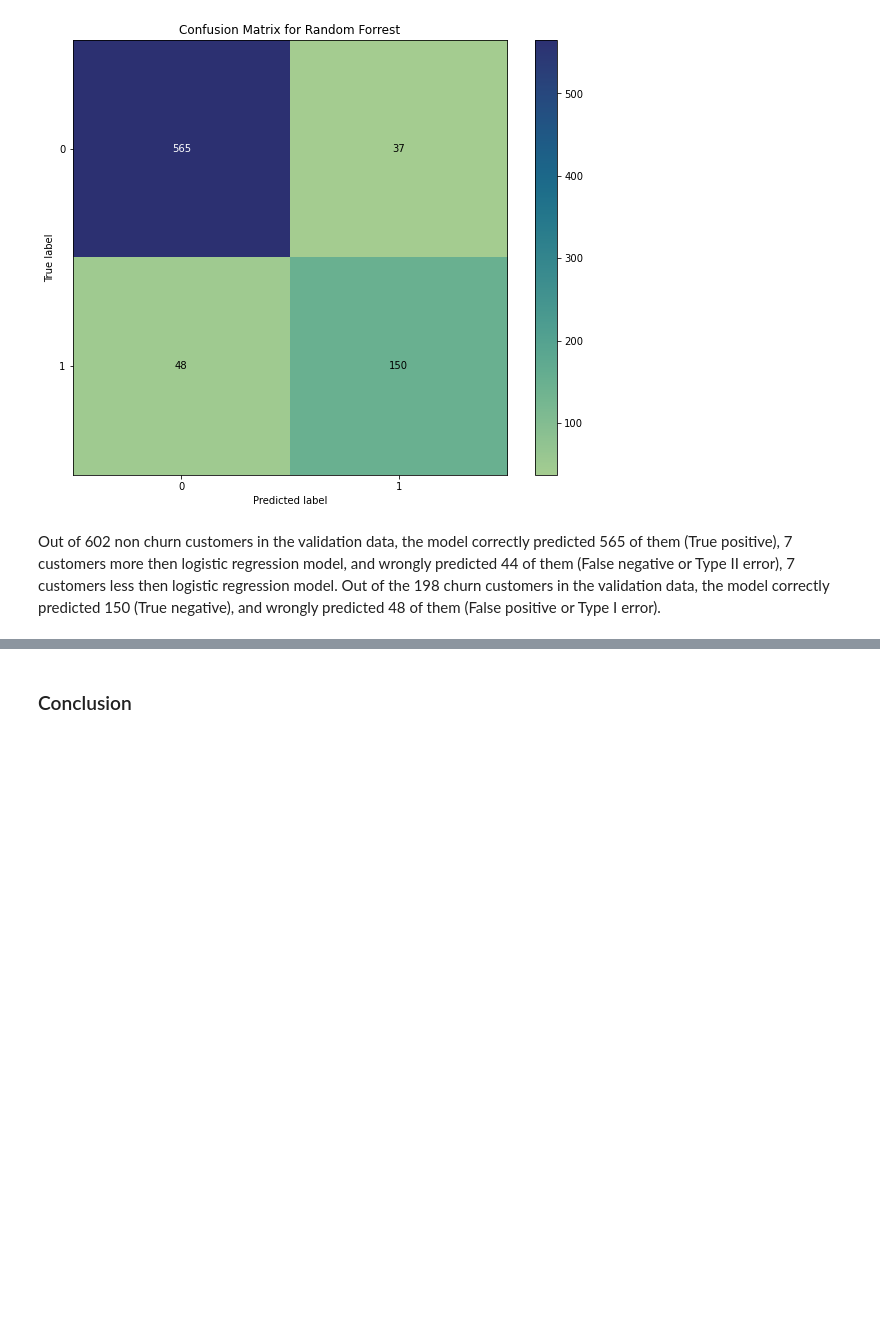
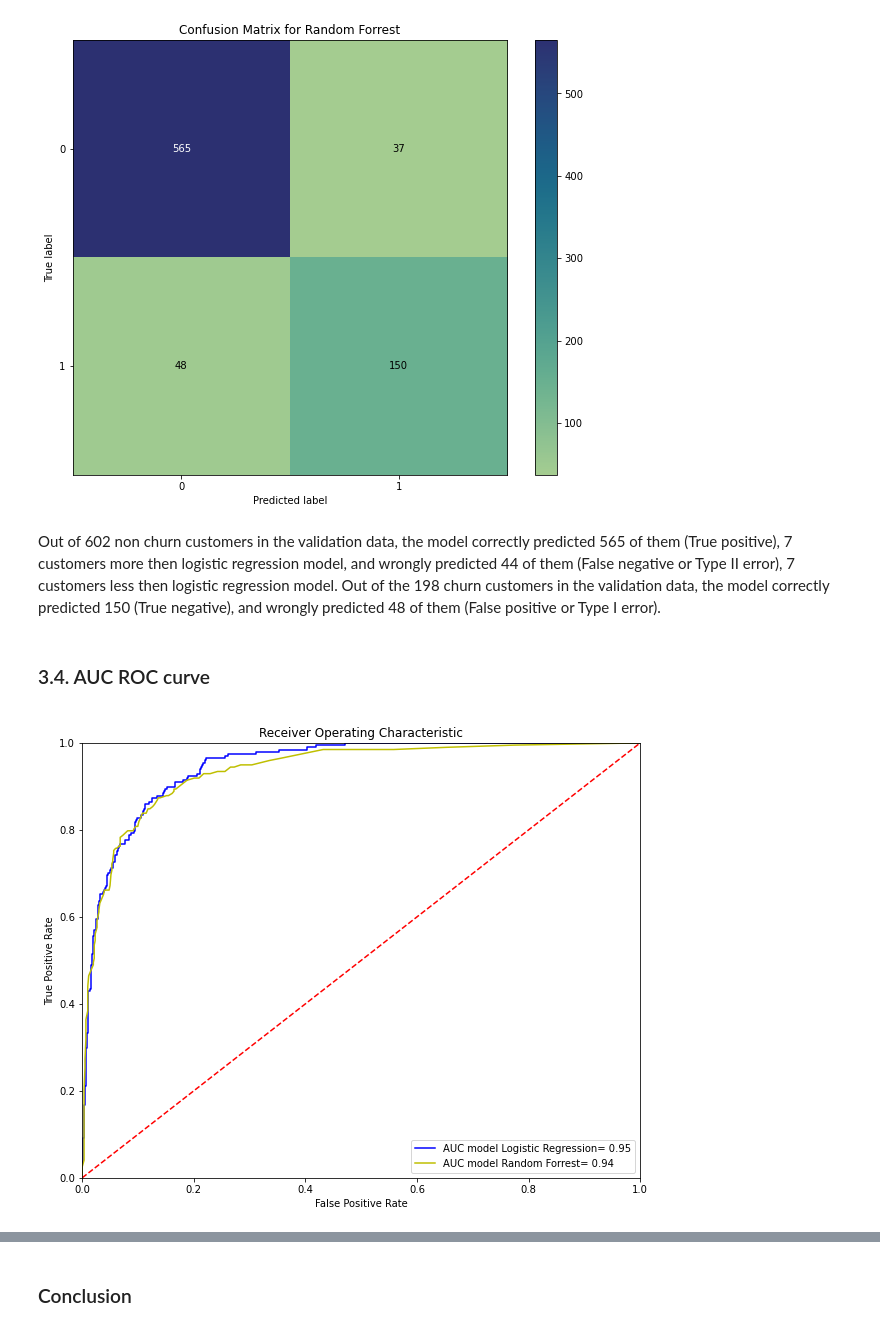
Before and after one commit to marytet/DataAnalystPortfolio, a Jupyter notebook: customer_churn_prediction_and_retention/gym.ipynb, the cells around one changed output, grey strips where cells are left out. Saved outputs shown, nothing was run; the diff lists cells and outputs as text; code cells hidden in the pictures; blank space fills up the shorter version.

```diff
--- a/customer_churn_prediction_and_retention/gym.ipynb
+++ b/customer_churn_prediction_and_retention/gym.ipynb
@@ -287,8 +287,8 @@ if not sys.warnoptions:
 lr_model = LogisticRegression()
 lr_model.fit(X_train, y_train)
 lr_predictions = lr_model.predict(X_test)
-lr_probabilities = lr_model.predict_proba(X_test)[:,1]
-print_all_metrics(y_test, lr_predictions, lr_probabilities , title='Metrics for logistic regression:')
+lr_probabilities = lr_model.predict_proba(X_test)
+print_all_metrics(y_test, lr_predictions, lr_probabilities[:,1] , title='Metrics for logistic regression:')
 # %% [output]
 Metrics for logistic regression:
         Accuracy: 0.89
@@ -316,8 +316,8 @@ rf_model = RandomForestClassifier(random_state=0)
 rf_model.fit(X_train,y_train)
 
 rf_predictions = rf_model.predict(X_test)
-rf_probabilities = rf_model.predict_proba(X_test)[:,1]
-print_all_metrics(y_test, rf_predictions, rf_probabilities, title = 'Metrics for random forest:')
+rf_probabilities = rf_model.predict_proba(X_test)
+print_all_metrics(y_test, rf_predictions, rf_probabilities[:,1], title = 'Metrics for random forest:')
 # %% [output]
 Metrics for random forest:
         Accuracy: 0.89
@@ -337,3 +337,26 @@ plt.show()
 [figure]
 # %% [markdown]
 Out of 602 non churn customers in the validation data, the model correctly predicted 565 of them (True positive), 7 customers more then logistic regression model, and wrongly predicted 44 of them (False negative or Type II error), 7 customers less then logistic regression model. Out of the 198 churn customers in the validation data, the model correctly predicted 150 (True negative), and wrongly predicted 48 of them (False positive or Type I error).
+# %% [markdown]
+### 3.4. AUC ROC curve
+<a class="anchor" id="3.4"></a>
+# %%
+#Plot AUC-ROC
+fpr1, tpr1, threshold1 = roc_curve(y_test, lr_probabilities[:,1])
+roc_auc1 = auc(fpr1, tpr1)
+fpr2, tpr2, threshold2 = roc_curve(y_test, rf_probabilities[:,1])
+roc_auc2 = auc(fpr2, tpr2)
+
+plt.figure(figsize=(10,8))
+plt.title('Receiver Operating Characteristic')
+plt.plot(fpr1, tpr1, 'b', label = 'AUC model Logistic Regression= %0.2f' % roc_auc1)
+plt.plot(fpr2, tpr2, 'y', label = 'AUC model Random Forrest= %0.2f' % roc_auc2)
+plt.legend(loc = 'lower right')
+plt.plot([0, 1], [0, 1],'r--')
+plt.xlim([0, 1])
+plt.ylim([0, 1])
+plt.ylabel('True Positive Rate')
+plt.xlabel('False Positive Rate')
+plt.show()
+# %% [output]
+[figure, added]
```
Also changed, not shown: parts of 16 cells of this notebook, 4 other files.
